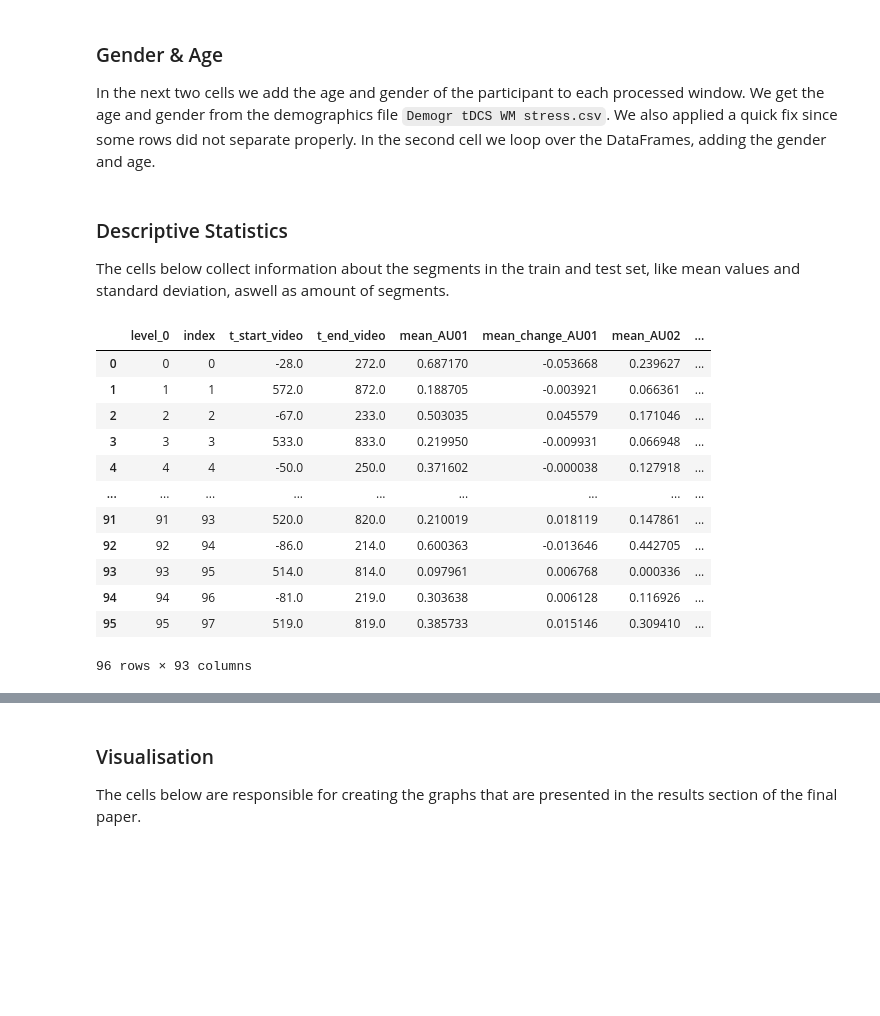
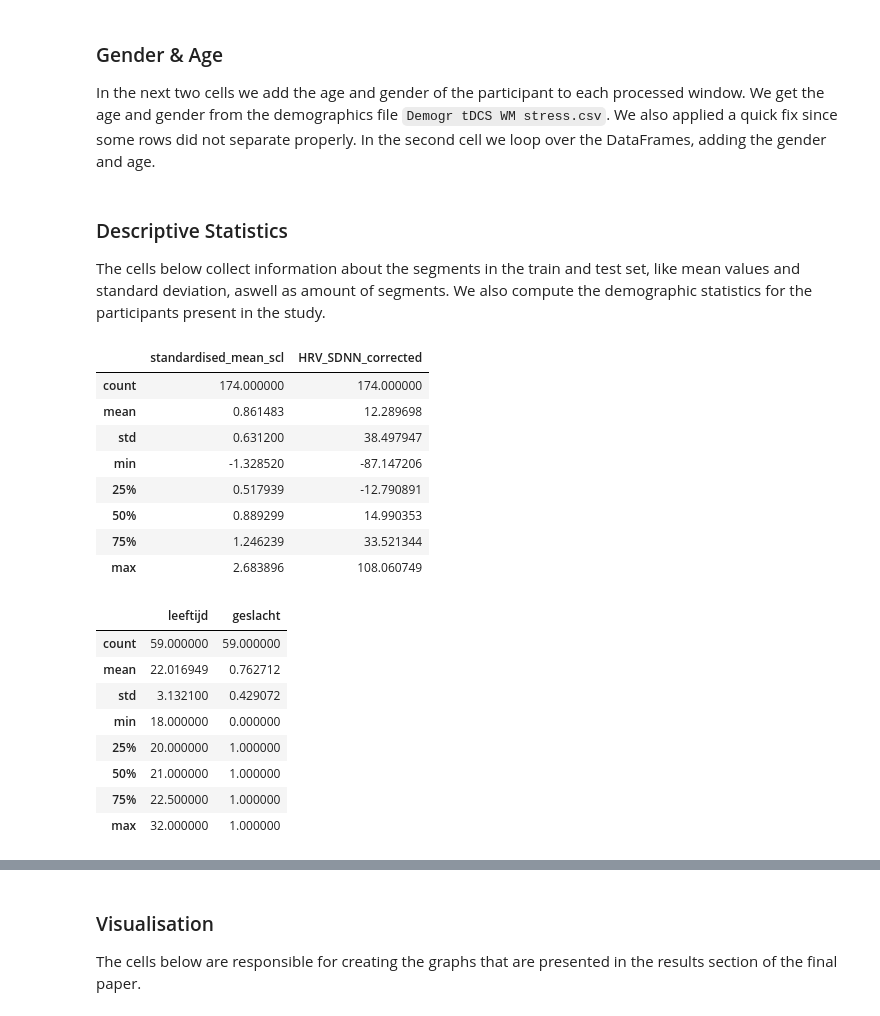
Before and after one commit to mitchelkappen/tDCS_Video_Stress, a Jupyter notebook: notebooks/5-ak-window-processing.ipynb, the cells around one changed output, grey strips where cells are left out. Saved outputs shown, nothing was run; the diff lists cells and outputs as text; code cells hidden in the pictures; blank space fills up the shorter version.

Commit message:
Update 5-ak-window-processing.ipynb
Added descriptive statistics computation to notebook 5

```diff
--- a/notebooks/5-ak-window-processing.ipynb
+++ b/notebooks/5-ak-window-processing.ipynb
@@ -83,25 +83,31 @@ for file in processed_files: # For each windows DataFrame
     df.to_feather(f'{processed_dir}\\processed_{file}') # Saving the DataFrame in the processed dir with the prefix "processed_"
 # %% [markdown]
 ### Descriptive Statistics
-The cells below collect information about the segments in the train and test set, like mean values and standard deviation, aswell as amount of segments.
+The cells below collect information about the segments in the train and test set, like mean values and standard deviation, aswell as amount of segments. We also compute the demographic statistics for the participants present in the study.
 # %%
 testset_pp = [107, 71, 21, 14, 143, 136, 3, 123, 103, 135]
-for file in processed_files:
-    window = pd.read_feather(f'{processed_dir}\\processed_{file}') # Read in the windows DataFrame
-    window['in_train_set'] = ~window.pp.isin(testset_pp)
-
-window
+window = pd.read_feather(f'{processed_dir}\\processed_window_180_step_180.feather')
+window['in_train_set'] = ~window.pp.isin(testset_pp)
+window[['standardised_mean_scl', 'HRV_SDNN_corrected']].describe()
 # %% [output]
-|  | level_0 | index | t_start_video | t_end_video | mean_AU01 | mean_change_AU01 | mean_AU02 | ... |
-| 0 | 0 | 0 | -28.0 | 272.0 | 0.687170 | -0.053668 | 0.239627 | ... |
-| 1 | 1 | 1 | 572.0 | 872.0 | 0.188705 | -0.003921 | 0.066361 | ... |
-| 2 | 2 | 2 | -67.0 | 233.0 | 0.503035 | 0.045579 | 0.171046 | ... |
-| 3 | 3 | 3 | 533.0 | 833.0 | 0.219950 | -0.009931 | 0.066948 | ... |
-| 4 | 4 | 4 | -50.0 | 250.0 | 0.371602 | -0.000038 | 0.127918 | ... |
-| ... | ... | ... | ... | ... | ... | ... | ... | ... |
-| 91 | 91 | 93 | 520.0 | 820.0 | 0.210019 | 0.018119 | 0.147861 | ... |
-| 92 | 92 | 94 | -86.0 | 214.0 | 0.600363 | -0.013646 | 0.442705 | ... |
-| 93 | 93 | 95 | 514.0 | 814.0 | 0.097961 | 0.006768 | 0.000336 | ... |
-| 94 | 94 | 96 | -81.0 | 219.0 | 0.303638 | 0.006128 | 0.116926 | ... |
-| 95 | 95 | 97 | 519.0 | 819.0 | 0.385733 | 0.015146 | 0.309410 | ... |
+|  | standardised_mean_scl | HRV_SDNN_corrected |
+| count | 174.000000 | 174.000000 |
+| mean | 0.861483 | 12.289698 |
+| std | 0.631200 | 38.497947 |
+| min | -1.328520 | -87.147206 |
+| 25% | 0.517939 | -12.790891 |
+| 50% | 0.889299 | 14.990353 |
+| 75% | 1.246239 | 33.521344 |
+| max | 2.683896 | 108.060749 |
-96 rows × 93 columns
+# %%
+window.drop_duplicates('pp')[['leeftijd', 'geslacht']].describe()
+# %% [output]
+|  | leeftijd | geslacht |
+| count | 59.000000 | 59.000000 |
+| mean | 22.016949 | 0.762712 |
+| std | 3.132100 | 0.429072 |
+| min | 18.000000 | 0.000000 |
+| 25% | 20.000000 | 1.000000 |
+| 50% | 21.000000 | 1.000000 |
+| 75% | 22.500000 | 1.000000 |
+| max | 32.000000 | 1.000000 |
```
Also changed, not shown: parts of 1 cell of this notebook.
